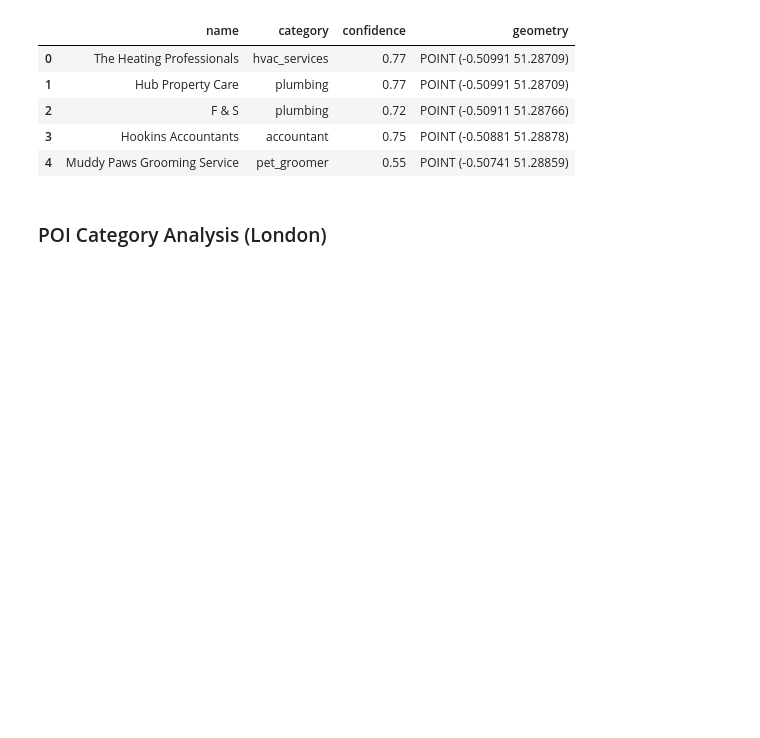
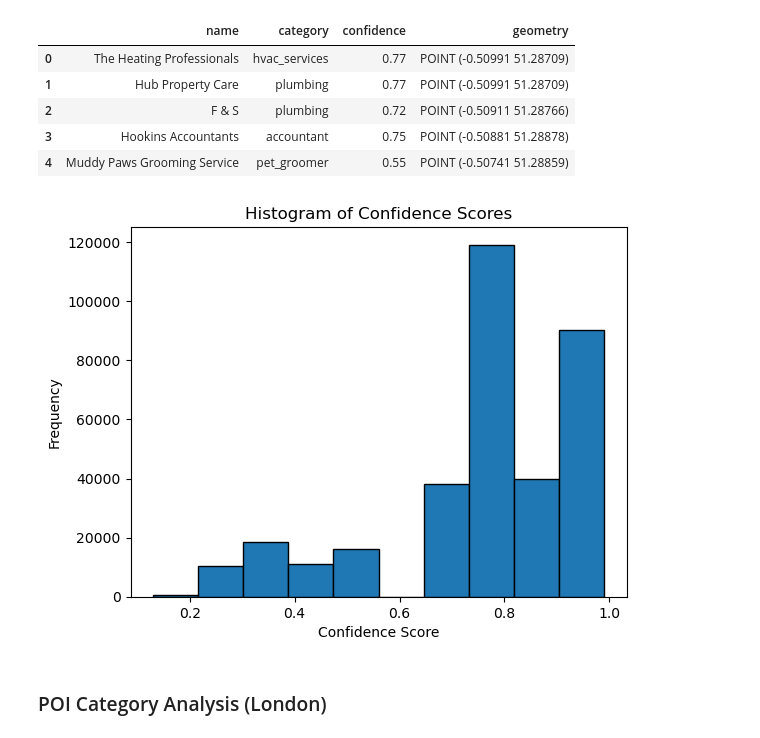
Before and after one commit to grolls23/MScDissertation, a Jupyter notebook: DataExploration.ipynb, the cells around one changed output. Cells and saved outputs as stored; diff of their text form; code cells hidden in the pictures; blank space fills up the shorter version.

Commit message:
Histogram created

```diff
--- a/DataExploration.ipynb
+++ b/DataExploration.ipynb
@@ -154,7 +154,15 @@ all_places.head()
 # %%
 # Extract Confidence Scores & Plot
 
 confidence_scores = all_places['confidence']
+
+plt.hist(confidence_scores, bins=10, edgecolor='black')
+plt.title('Histogram of Confidence Scores')
+plt.xlabel('Confidence Score')
+plt.ylabel('Frequency')
+plt.show()
+# %% [output]
+[figure, added]
 # %% [markdown]
 ### POI Category Analysis (London)
 # %%
```
Also changed, not shown: 1 other file.
